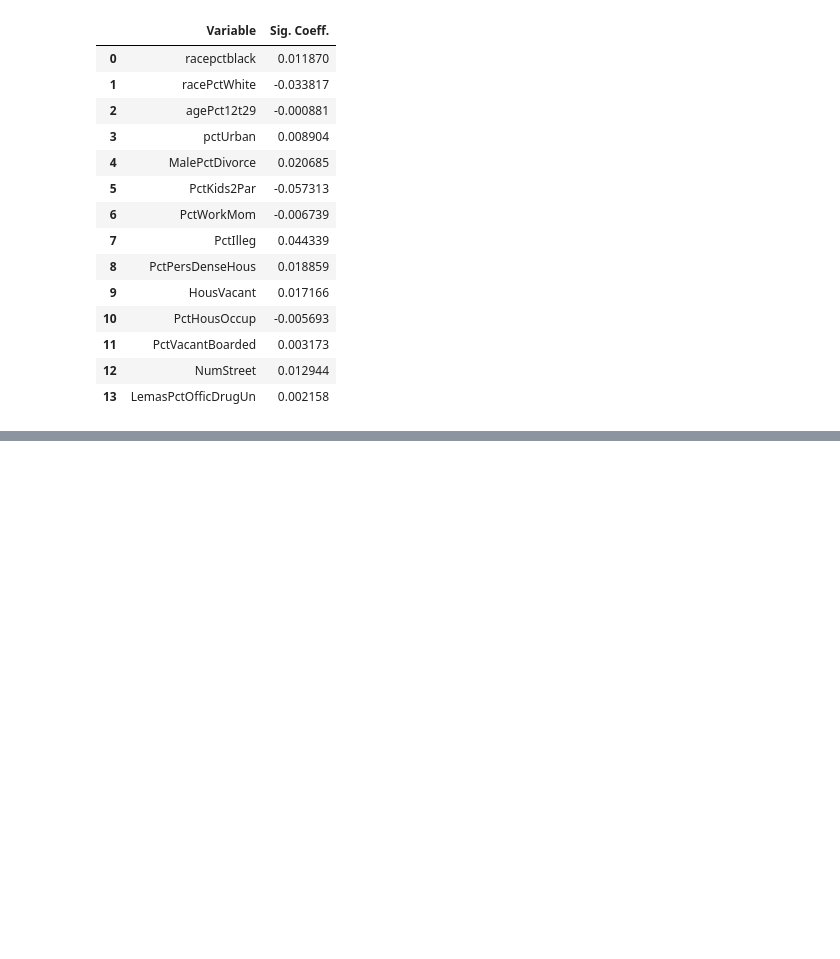
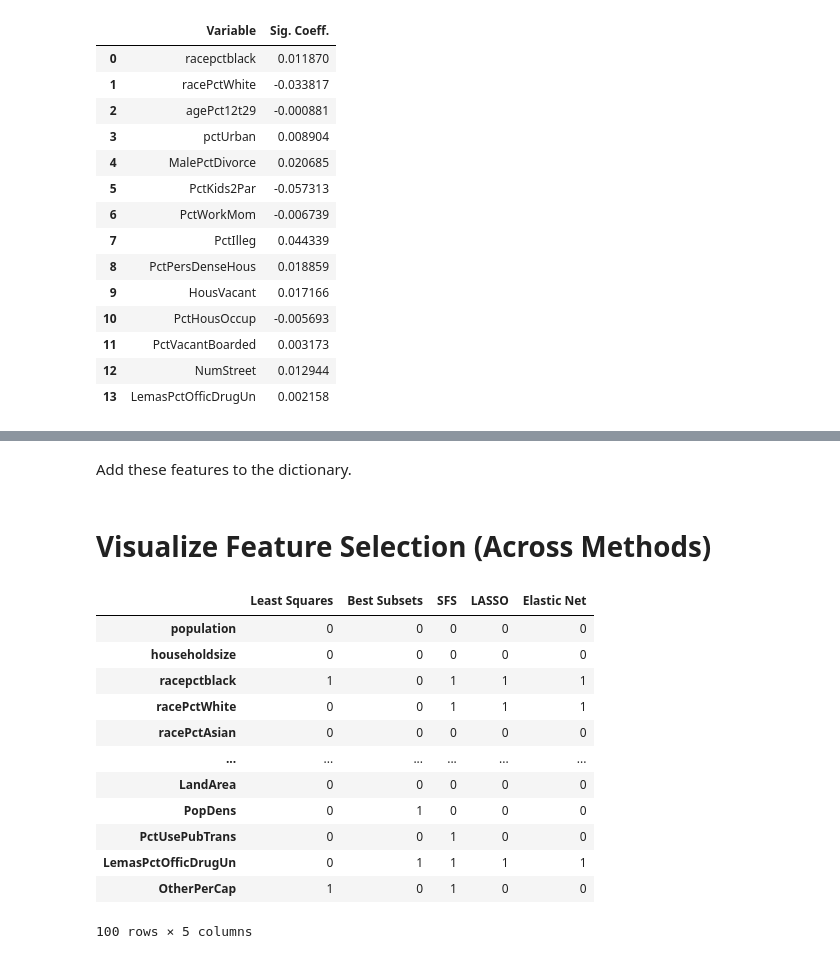
Before and after one commit to dimitris-markopoulos/CrimePredictor-ML, a Jupyter notebook: 2_ElasticNet.ipynb, the cells around one changed output, grey strips where cells are left out. Cells and saved outputs as stored; diff of their text form; code cells hidden in the pictures; blank space fills up the shorter version.

```diff
--- a/2_ElasticNet.ipynb
+++ b/2_ElasticNet.ipynb
@@ -319,3 +341,5 @@ The nonzero variables are printed below:
  'PctVacantBoarded',
  'NumStreet',
  'LemasPctOfficDrugUn']
+# %% [markdown]
+Add these features to the dictionary.
@@ -321,0 +348,2 @@ The nonzero variables are printed below:
+# %% [markdown]
+# Visualize Feature Selection (Across Methods)
@@ -321,0 +366,16 @@ The nonzero variables are printed below:
+# %%
+df_vars
+# %% [output]
+|  | Least Squares | Best Subsets | SFS | LASSO | Elastic Net |
+| population | 0 | 0 | 0 | 0 | 0 |
+| householdsize | 0 | 0 | 0 | 0 | 0 |
+| racepctblack | 1 | 0 | 1 | 1 | 1 |
+| racePctWhite | 0 | 0 | 1 | 1 | 1 |
+| racePctAsian | 0 | 0 | 0 | 0 | 0 |
+| ... | ... | ... | ... | ... | ... |
+| LandArea | 0 | 0 | 0 | 0 | 0 |
+| PopDens | 0 | 1 | 0 | 0 | 0 |
+| PctUsePubTrans | 0 | 0 | 1 | 0 | 0 |
+| LemasPctOfficDrugUn | 0 | 1 | 1 | 1 | 1 |
+| OtherPerCap | 1 | 0 | 1 | 0 | 0 |
+100 rows × 5 columns
```
Also changed, not shown: parts of 12 cells of this notebook.
